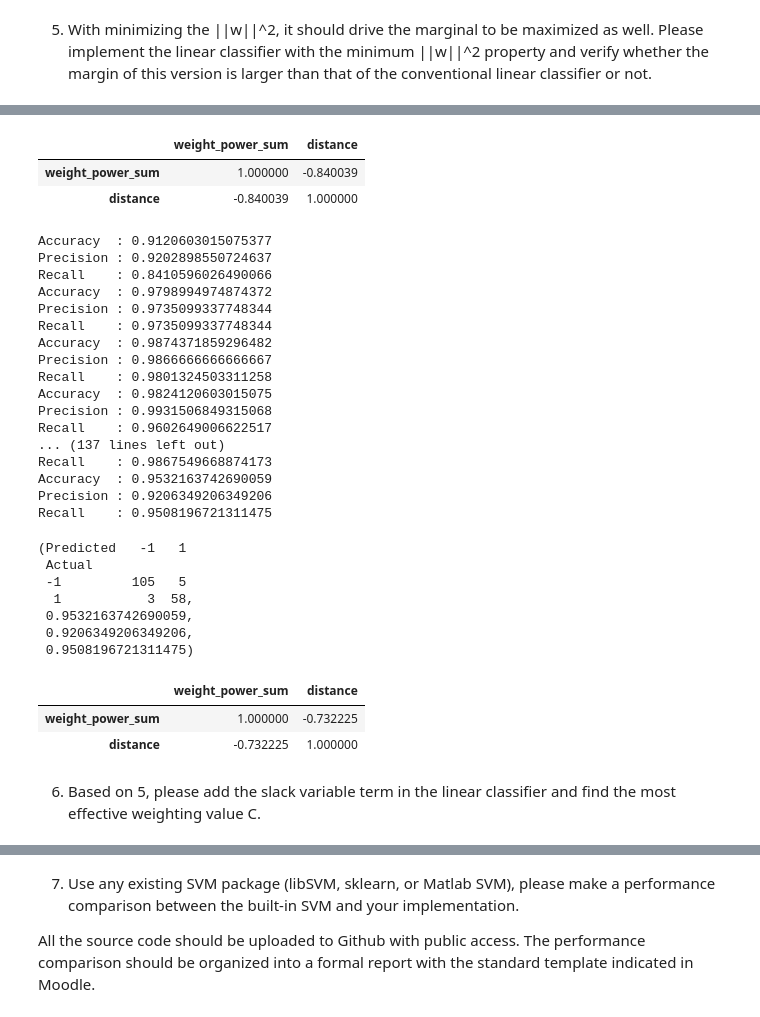
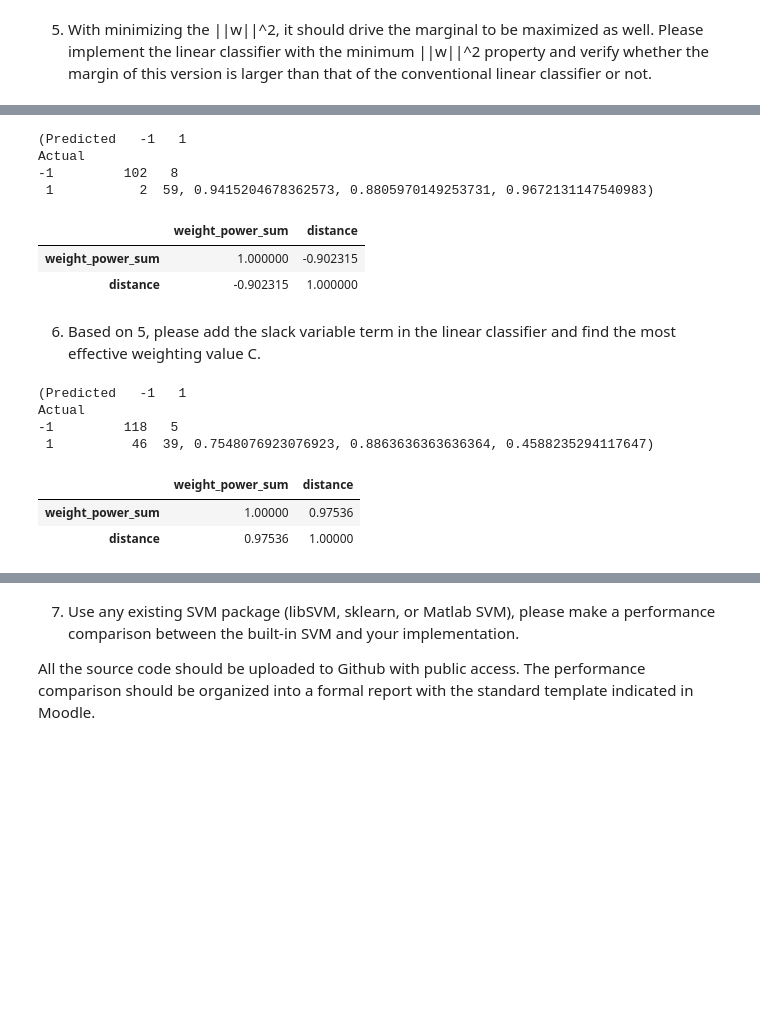
Before and after one commit to littlemilkwu/ds_ncku_machine_learning, a Jupyter notebook: assignment1/src/code.ipynb, the cells around one changed output, grey strips where cells are left out. Saved outputs shown, nothing was run; the diff lists cells and outputs as text; code cells hidden in the pictures; blank space fills up the shorter version.

```diff
--- a/assignment1/src/code.ipynb
+++ b/assignment1/src/code.ipynb
@@ -549,46 +507,17 @@ Recall    : 0.5411764705882353
-# %%
-df_w_distance = pre_svm.get_w_distance_df()
-df_w_distance.corr()
-# %% [output]
-|  | weight_power_sum | distance |
-| weight_power_sum | 1.000000 | -0.840039 |
-| distance | -0.840039 | 1.000000 |
 # %%
 # data
 pre_svm = PreSVM()
 pre_svm.fit(X_train_data, y_train_data)
-pre_svm.predict_evaluate(X_test_data, y_test_data)
+print(pre_svm.predict_evaluate(X_test_data, y_test_data))
+df_w_distance = pre_svm.get_w_distance_df()
+df_w_distance.corr()
 # %% [output]
-Accuracy  : 0.9120603015075377
-Precision : 0.9202898550724637
-Recall    : 0.8410596026490066
-Accuracy  : 0.9798994974874372
-Precision : 0.9735099337748344
-Recall    : 0.9735099337748344
-Accuracy  : 0.9874371859296482
-Precision : 0.9866666666666667
-Recall    : 0.9801324503311258
-Accuracy  : 0.9824120603015075
-Precision : 0.9931506849315068
-Recall    : 0.9602649006622517
-... (137 lines left out)
-Recall    : 0.9867549668874173
-Accuracy  : 0.9532163742690059
-Precision : 0.9206349206349206
-Recall    : 0.9508196721311475
+(Predicted   -1   1
+Actual
+-1         102   8
+ 1           2  59, 0.9415204678362573, 0.8805970149253731, 0.9672131147540983)
-(Predicted   -1   1
- Actual
- -1         105   5
-  1           3  58,
- 0.9532163742690059,
- 0.9206349206349206,
- 0.9508196721311475)
+|  | weight_power_sum | distance |
+| weight_power_sum | 1.000000 | -0.902315 |
+| distance | -0.902315 | 1.000000 |
-# %%
-df_w_distance = pre_svm.get_w_distance_df()
-df_w_distance.corr()
-# %% [output]
-|  | weight_power_sum | distance |
-| weight_power_sum | 1.000000 | -0.732225 |
-| distance | -0.732225 | 1.000000 |
 # %% [markdown]
 6. Based on 5, please add the slack variable term in the linear classifier and find the most effective weighting value C.
@@ -594,0 +580,15 @@ df_w_distance.corr()
+# %%
+# crx
+slack_svm = SlackSVM()
+slack_svm.fit(X_train_crx, y_train_crx)
+print(slack_svm.predict_evaluate(X_test_crx, y_test_crx))
+df_w_distance = slack_svm.get_w_distance_df()
+df_w_distance.corr()
+# %% [output]
+(Predicted   -1   1
+Actual
+-1         118   5
+ 1          46  39, 0.7548076923076923, 0.8863636363636364, 0.4588235294117647)
+|  | weight_power_sum | distance |
+| weight_power_sum | 1.00000 | 0.97536 |
+| distance | 0.97536 | 1.00000 |
```
Also changed, not shown: parts of 14 cells of this notebook, 6 other files.
